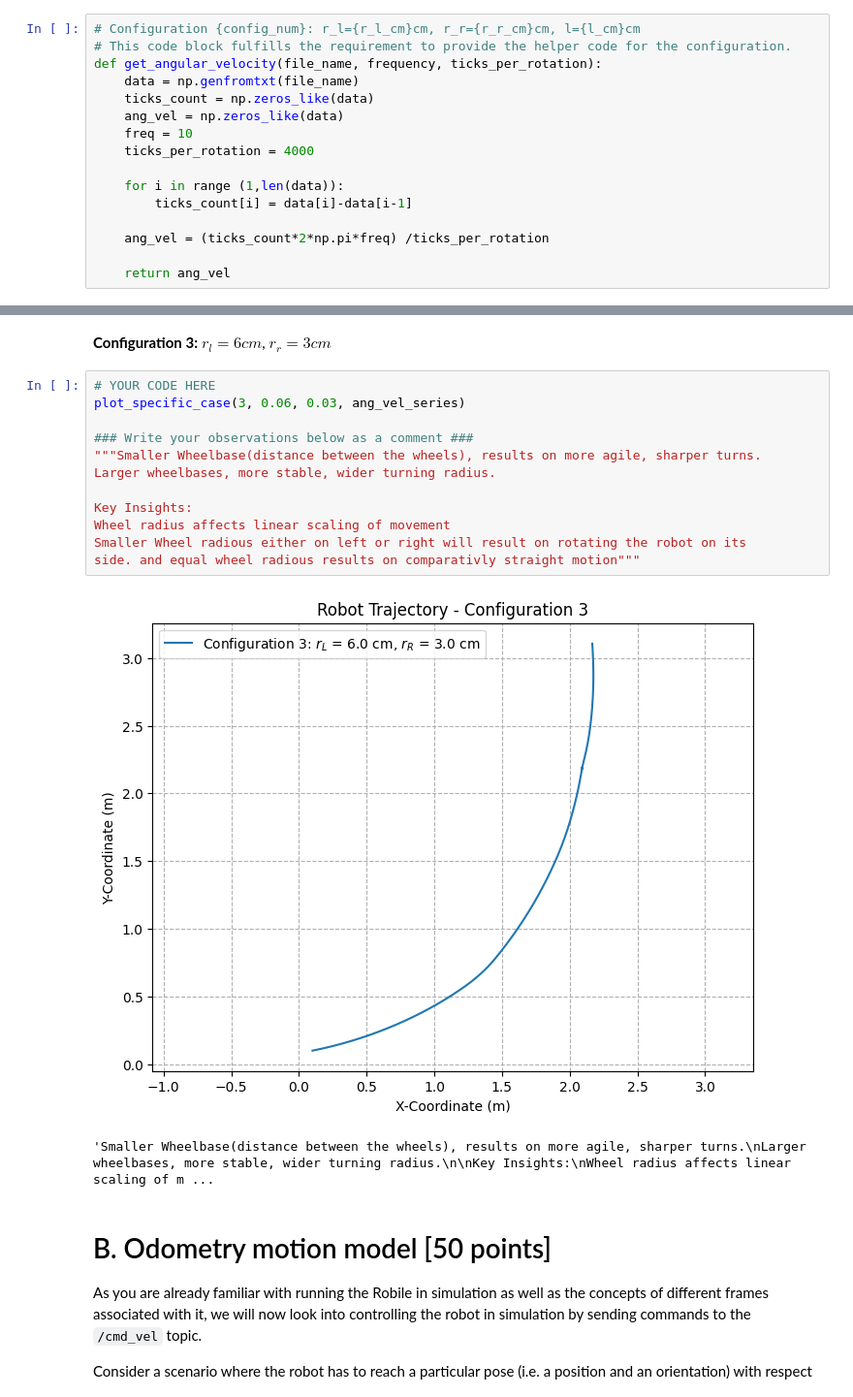
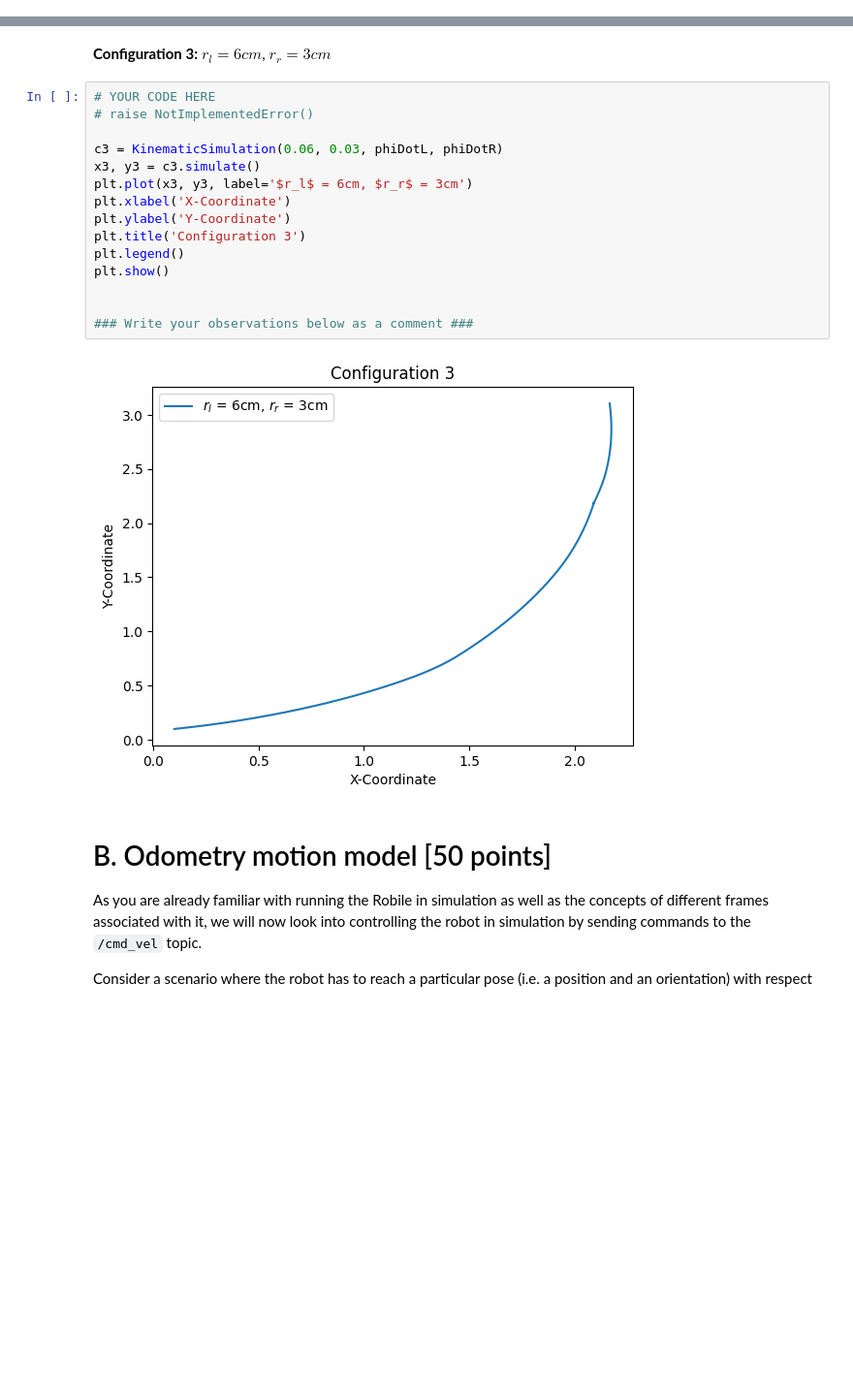
Before and after one commit to ibrahim-1811/amr_assignments_WS25, a Jupyter notebook: Assignment_3/AMR_SS25_Assignment03.ipynb, the cells around one changed output, grey strips where cells are left out. Shown at 97% size. Saved outputs shown, nothing was run; the diff lists cells and outputs as text; blank space fills up the shorter version.

```diff
--- a/Assignment_3/AMR_SS25_Assignment03.ipynb
+++ b/Assignment_3/AMR_SS25_Assignment03.ipynb
@@ -248,22 +223,6 @@ Plot the movement of the robot as a line (not as scatter plot) given the robot h
 Optionally, check the effect of varying the distance between the wheels and comment on its qualitative effect.
 
 **Configuration 1:** $r_l = 3cm$, $r_r = 3cm$
-# %%
-# Configuration {config_num}: r_l={r_l_cm}cm, r_r={r_r_cm}cm, l={l_cm}cm
-# This code block fulfills the requirement to provide the helper code for the configuration.
-def get_angular_velocity(file_name, frequency, ticks_per_rotation):
-    data = np.genfromtxt(file_name)
-    ticks_count = np.zeros_like(data)
-    ang_vel = np.zeros_like(data)
-    freq = 10
-    ticks_per_rotation = 4000
-
-    for i in range (1,len(data)):
-        ticks_count[i] = data[i]-data[i-1]
-
-    ang_vel = (ticks_count*2*np.pi*freq) /ticks_per_rotation
-
-    return ang_vel
 # %%
 def get_angular_velocity(file_name, frequency, ticks_per_rotation):
     data = np.genfromtxt(file_name)
@@ -461,19 +316,21 @@ plot_specific_case(2, 0.03, 0.06, ang_vel_series)
 **Configuration 3:** $r_l = 6cm$, $r_r = 3cm$
 # %%
 # YOUR CODE HERE
-plot_specific_case(3, 0.06, 0.03, ang_vel_series)
+# raise NotImplementedError()
+
+c3 = KinematicSimulation(0.06, 0.03, phiDotL, phiDotR)
+x3, y3 = c3.simulate()
+plt.plot(x3, y3, label='$r_l$ = 6cm, $r_r$ = 3cm')
+plt.xlabel('X-Coordinate')
+plt.ylabel('Y-Coordinate')
+plt.title('Configuration 3')
+plt.legend()
+plt.show()
+
 
 ### Write your observations below as a comment ###
-"""Smaller Wheelbase(distance between the wheels), results on more agile, sharper turns.
-Larger wheelbases, more stable, wider turning radius.
-
-Key Insights:
-Wheel radius affects linear scaling of movement
-Smaller Wheel radious either on left or right will result on rotating the robot on its
-side. and equal wheel radious results on comparativly straight motion"""
 # %% [output]
-[figure, old version]
+[figure, new version]
-'Smaller Wheelbase(distance between the wheels), results on more agile, sharper turns.\nLarger wheelbases, more stable, wider turning radius.\n\nKey Insights:\nWheel radius affects linear scaling of m ...
 # %% [markdown]
 # B. Odometry motion model [50 points]
 
```
Also changed, not shown: parts of 15 cells of this notebook, 6 other files.
